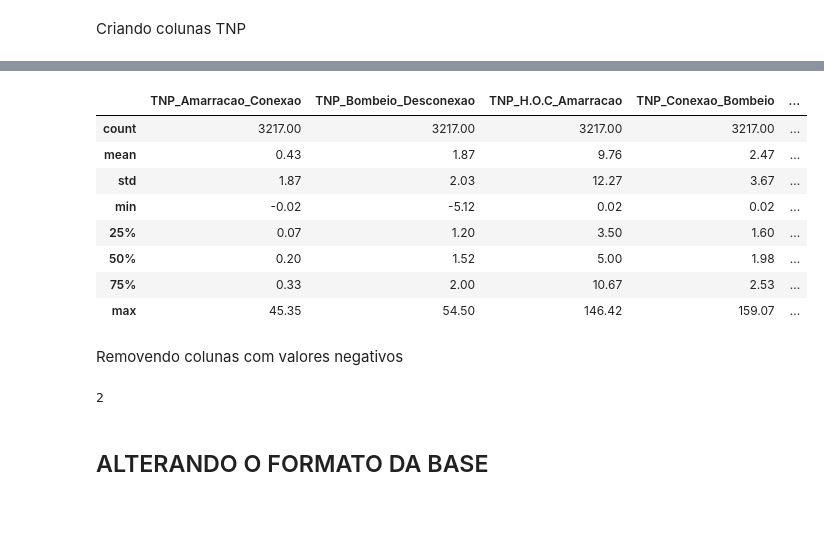
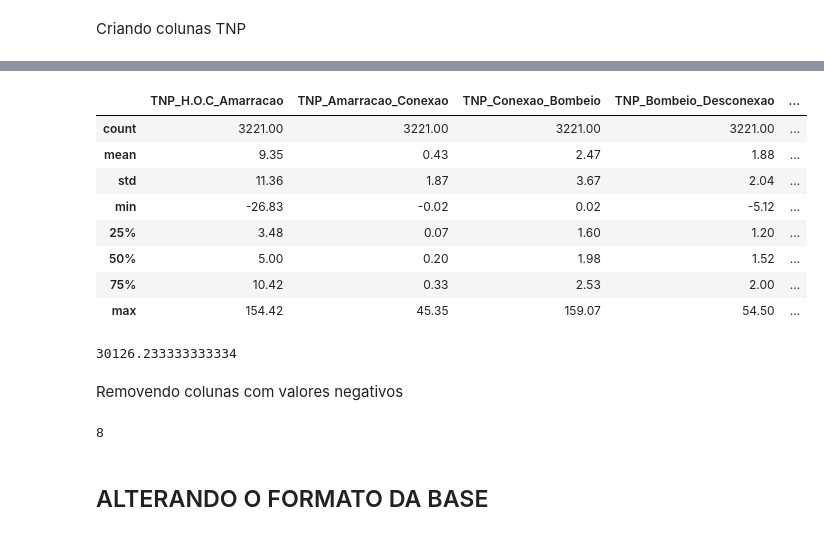
Before and after one commit to gabriellaserra/Process-mining-novo, a Jupyter notebook: Notebooks/Tratamento_Completo.ipynb, the cells around one changed output, grey strips where cells are left out. Drawn from its saved outputs; the diff is of its cells as text; code cells hidden in the pictures.

```diff
--- a/Notebooks/Tratamento_Completo.ipynb
+++ b/Notebooks/Tratamento_Completo.ipynb
@@ -75,6 +79,27 @@ Trocar "PETROBRAS" por "p-"
 for index, linha in df_concatenado.iterrows():
     novaPalavra = df_concatenado.loc[index,"Instalação Naval"].replace("PETROBRAS","p-")
     df_concatenado.loc[index,"UEP"] = novaPalavra
+# %%
+# Percebemos durante nossas análises que temos H.O.C repetidos e muito distantes da Amarração - isso ocorre devido a erros de preenchimento (repetiram o mesmo HOC pra viagens difernetes de um mesmo navio e plataforma)
+# Então iremos considerar H.O.C = Data Prevista de Chegada quando o Tempo_entre_previsto_chegada >= 48horas (2 dias)
+
+#Criando uma lista vazia
+HOC = []
+#Percorrendo a base
+for (idx, val) in df_concatenado.iterrows():
+    #Quando o tempo entre a chegada e amarração for maior do que 48h para a linha em questão
+    series = (val['Amarração'] - val['H.O.C.']).total_seconds() / (60 * 60)
+    if series>=48:
+        #Adiciona à lista criada o valor da data prevista de chegada da linha em questão
+        HOC.append(val['Data Prevista de Chegada'])
+    #Caso contrário
+    else:
+        #Adiciona à lista criada o próprio valor de H.O.C. da linha em questão
+        HOC.append(val['H.O.C.'])
+#Após percorrer toda a base adicione a lista criada com seus respectivos valores na coluna H.O.C. da base na ordem em que ela está
+df_concatenado['H.O.C.'] = HOC
+
+#Logo, teremos na coluna H.O.C. da base H.O.C = Data Prevista de Chegada quando o Tempo_entre_previsto_chegada >= 48horas (2 dias), e caso contrário teremos o valor original do H.O.C para aquele registro
 # %% [markdown]
  Retirando o espaço antes e no final dos nomes nas colunas UEP e Navio
 # %%
@@ -116,19 +145,25 @@ df_concatenado
 # %%
-diferenca_horas = df_concatenado.loc[:, 'TNP_H.O.C_Amarracao']
+# diferenca_horas = df_concatenado.loc[:, 'TNP_H.O.C_Amarracao']
 
-df_concatenado.loc[diferenca_horas >= 48, 'H.O.C.'] = df_concatenado['Data Prevista de Chegada']
+# df_concatenado.loc[diferenca_horas >= 48, 'H.O.C.'] = df_concatenado['Data Prevista de Chegada']
 # %%
-df_concatenado[['TNP_Amarracao_Conexao','TNP_Bombeio_Desconexao','TNP_H.O.C_Amarracao','TNP_Conexao_Bombeio','TNP_Desamarracao_HOS','TNP_Desconexao_Desamarracao']].describe().round(2)
+# ANÁLISE POR TNP
+df_concatenado[['TNP_H.O.C_Amarracao','TNP_Amarracao_Conexao','TNP_Conexao_Bombeio','TNP_Bombeio_Desconexao','TNP_Desconexao_Desamarracao',
+             "TNP_Desamarracao_HOS"]].describe().round(2)
 # %% [output]
-|  | TNP_Amarracao_Conexao | TNP_Bombeio_Desconexao | TNP_H.O.C_Amarracao | TNP_Conexao_Bombeio | ... |
-| count | 3217.00 | 3217.00 | 3217.00 | 3217.00 | ... |
-| mean | 0.43 | 1.87 | 9.76 | 2.47 | ... |
-| std | 1.87 | 2.03 | 12.27 | 3.67 | ... |
-| min | -0.02 | -5.12 | 0.02 | 0.02 | ... |
-| 25% | 0.07 | 1.20 | 3.50 | 1.60 | ... |
-| 50% | 0.20 | 1.52 | 5.00 | 1.98 | ... |
-| 75% | 0.33 | 2.00 | 10.67 | 2.53 | ... |
-| max | 45.35 | 54.50 | 146.42 | 159.07 | ... |
+|  | TNP_H.O.C_Amarracao | TNP_Amarracao_Conexao | TNP_Conexao_Bombeio | TNP_Bombeio_Desconexao | ... |
+| count | 3221.00 | 3221.00 | 3221.00 | 3221.00 | ... |
+| mean | 9.35 | 0.43 | 2.47 | 1.88 | ... |
+| std | 11.36 | 1.87 | 3.67 | 2.04 | ... |
+| min | -26.83 | -0.02 | 0.02 | -5.12 | ... |
+| 25% | 3.48 | 0.07 | 1.60 | 1.20 | ... |
+| 50% | 5.00 | 0.20 | 1.98 | 1.52 | ... |
+| 75% | 10.42 | 0.33 | 2.53 | 2.00 | ... |
+| max | 154.42 | 45.35 | 159.07 | 54.50 | ... |
+# %%
+df_concatenado['TNP_H.O.C_Amarracao'].sum()
+# %% [output]
+30126.233333333334
 # %% [markdown]
 Removendo colunas com valores negativos
 # %%
@@ -144,7 +179,7 @@ df_concatenado = df_concatenado.drop(remover)
 df_concatenado = df_concatenado.reset_index(drop=True)
 len(remover)
 # %% [output]
-2
+8
 # %% [markdown]
 ## ALTERANDO O FORMATO DA BASE
 # %%
```
Also changed, not shown: parts of 11 cells of this notebook.
